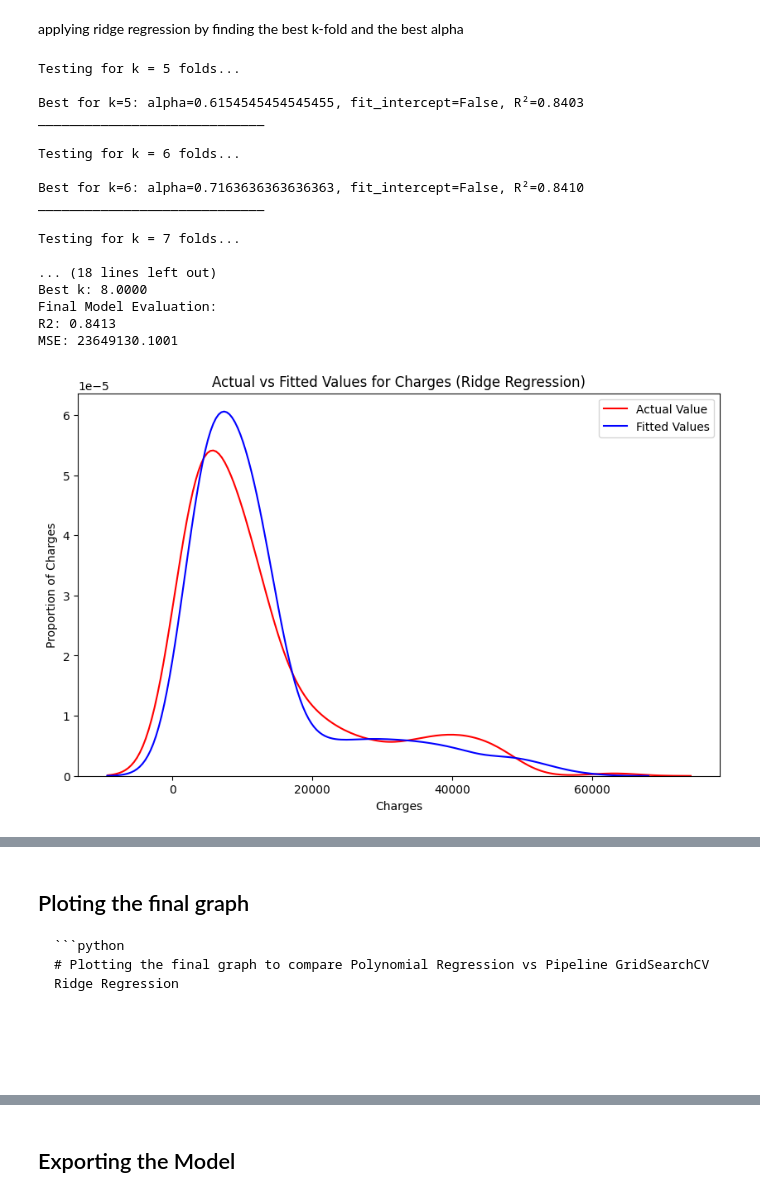
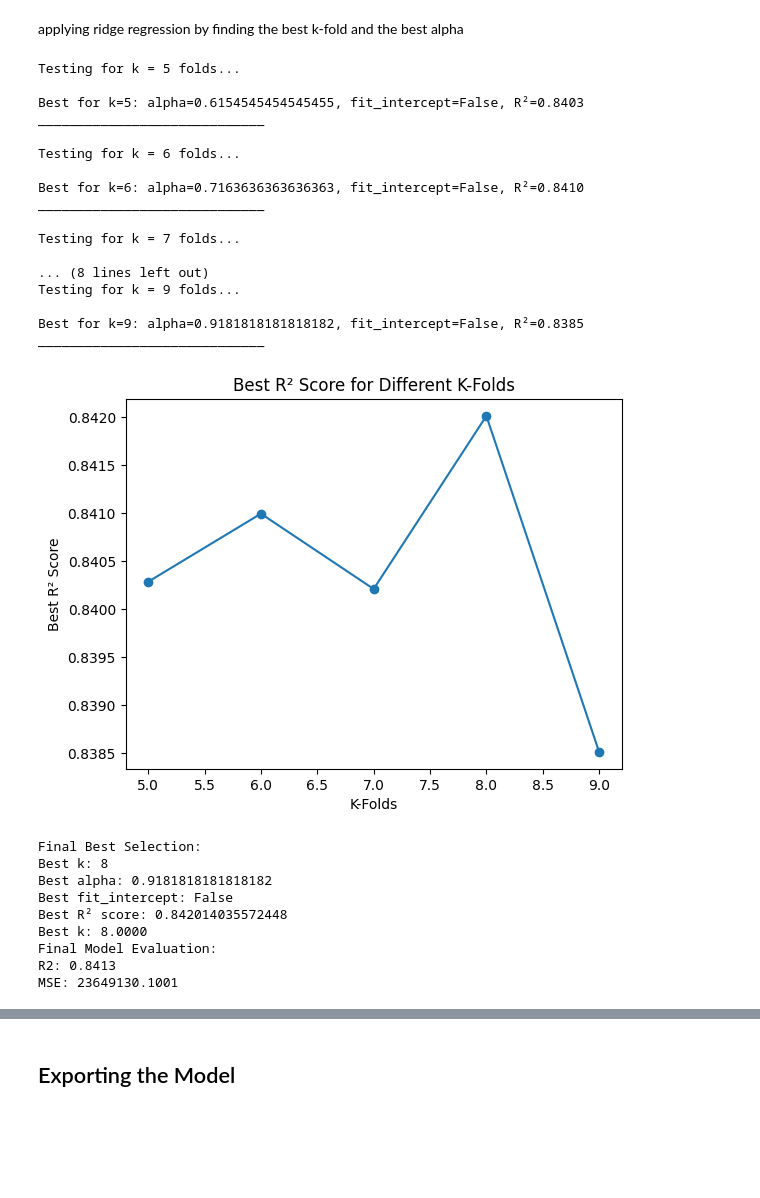
Before and after one commit to imadbenmadi/Medical-Insurance-Price-Prediction, a Jupyter notebook: notebooks/02_Modeling.ipynb, the cells around one changed output, grey strips where cells are left out. Drawn from its saved outputs; the diff is of its cells as text; code cells hidden in the pictures; blank space fills up the shorter version.

````diff
--- a/notebooks/02_Modeling.ipynb
+++ b/notebooks/02_Modeling.ipynb
@@ -530,6 +530,12 @@ for k in k_values:
     best_k = k
 
     print("_____________________________")
+#ploting the rscore
+plt.plot([k for k, _, _, _ in best_results], [r2 for _, _, _, r2 in best_results], marker='o')
+plt.xlabel('K-Folds')
+plt.ylabel('Best R² Score')
+plt.title('Best R² Score for Different K-Folds')
+plt.show()
 
 # Find the overall best k and alpha
 best_k, best_alpha, best_fit_intercept, best_r2 = max(best_results, key=lambda x: x[3])
@@ -550,36 +556,45 @@ x_test_poly = pr.transform(x_test)
 ridge_final.fit(x_train_poly, y_train)
 
 # Predict and evaluate
 yhat_ridge = ridge_final.predict(x_test_poly)
 print('Final Model Evaluation:')
 print(f'R2: {r2_score(y_test, yhat_ridge):.4f}')
 print(f'MSE: {mean_squared_error(y_test, yhat_ridge):.4f}')
 
 # Plot actual vs predicted values
 plt.figure(figsize=(10, 6))
 sns.distplot(y_test, hist=False, color="r", label="Actual Value")
 sns.distplot(yhat_ridge, hist=False, color="b", label="Fitted Values")
 plt.title('Actual vs Fitted Values for Charges (Ridge Regression)')
 plt.xlabel('Charges')
 plt.ylabel('Proportion of Charges')
 plt.legend()
 plt.show()
 # %% [output]
 Testing for k = 5 folds...
 
 Best for k=5: alpha=0.6154545454545455, fit_intercept=False, R²=0.8403
 _____________________________
 
 Testing for k = 6 folds...
 
 Best for k=6: alpha=0.7163636363636363, fit_intercept=False, R²=0.8410
 _____________________________
 
 Testing for k = 7 folds...
 
-... (18 lines left out)
-Best k: 8.0000
-Final Model Evaluation:
-R2: 0.8413
-MSE: 23649130.1001
+... (8 lines left out)
+Testing for k = 9 folds...
+
+Best for k=9: alpha=0.9181818181818182, fit_intercept=False, R²=0.8385
+_____________________________
-[figure, old version]
+[figure, new version]
+Final Best Selection:
+Best k: 8
+Best alpha: 0.9181818181818182
+Best fit_intercept: False
+Best R² score: 0.842014035572448
+Best k: 8.0000
+Final Model Evaluation:
+R2: 0.8413
+MSE: 23649130.1001
@@ -586,9 +601,0 @@ MSE: 23649130.1001
-# %% [markdown]
-## Ploting the final graph
-```markdown
-```python
-# Plotting the final graph to compare Polynomial Regression vs Pipeline GridSearchCV Ridge Regression
-
-
-```
-```
````
Also changed, not shown: parts of 2 cells of this notebook, 1 other file.
